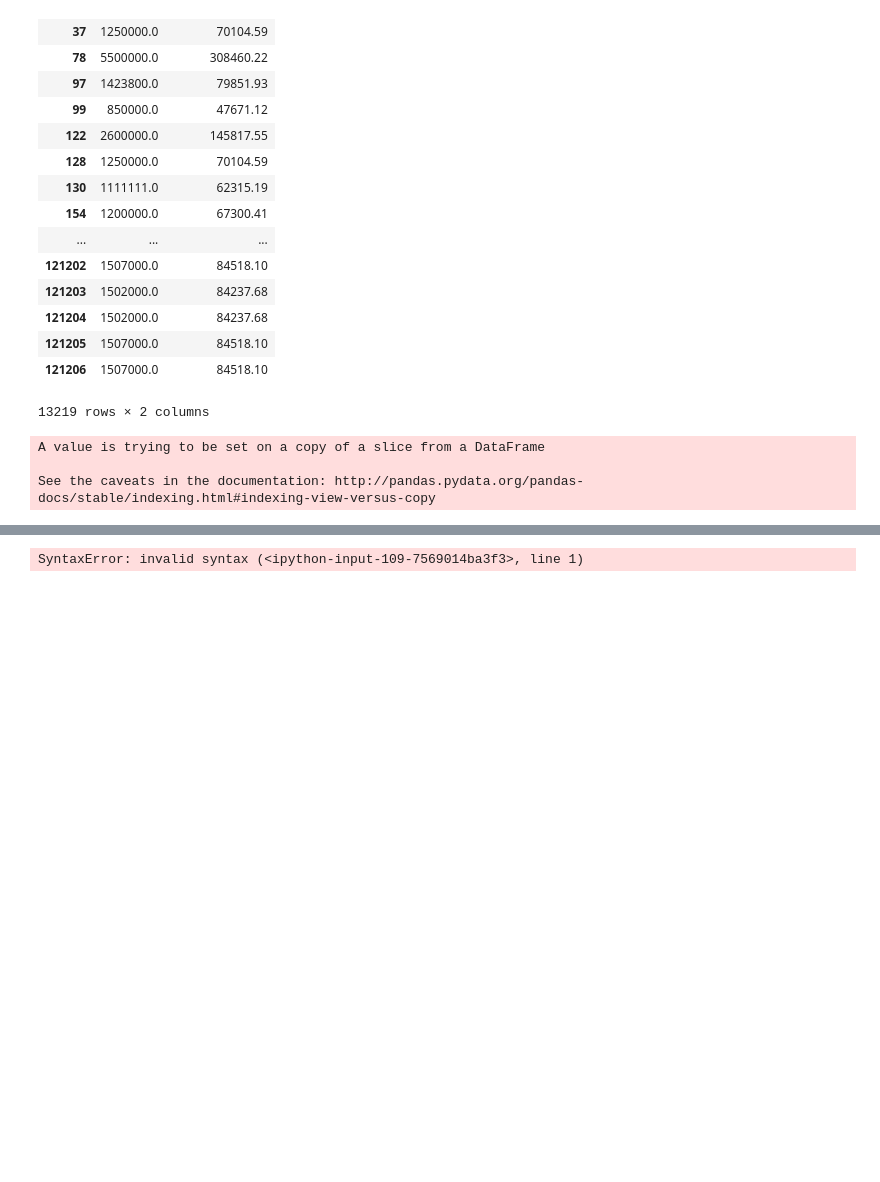
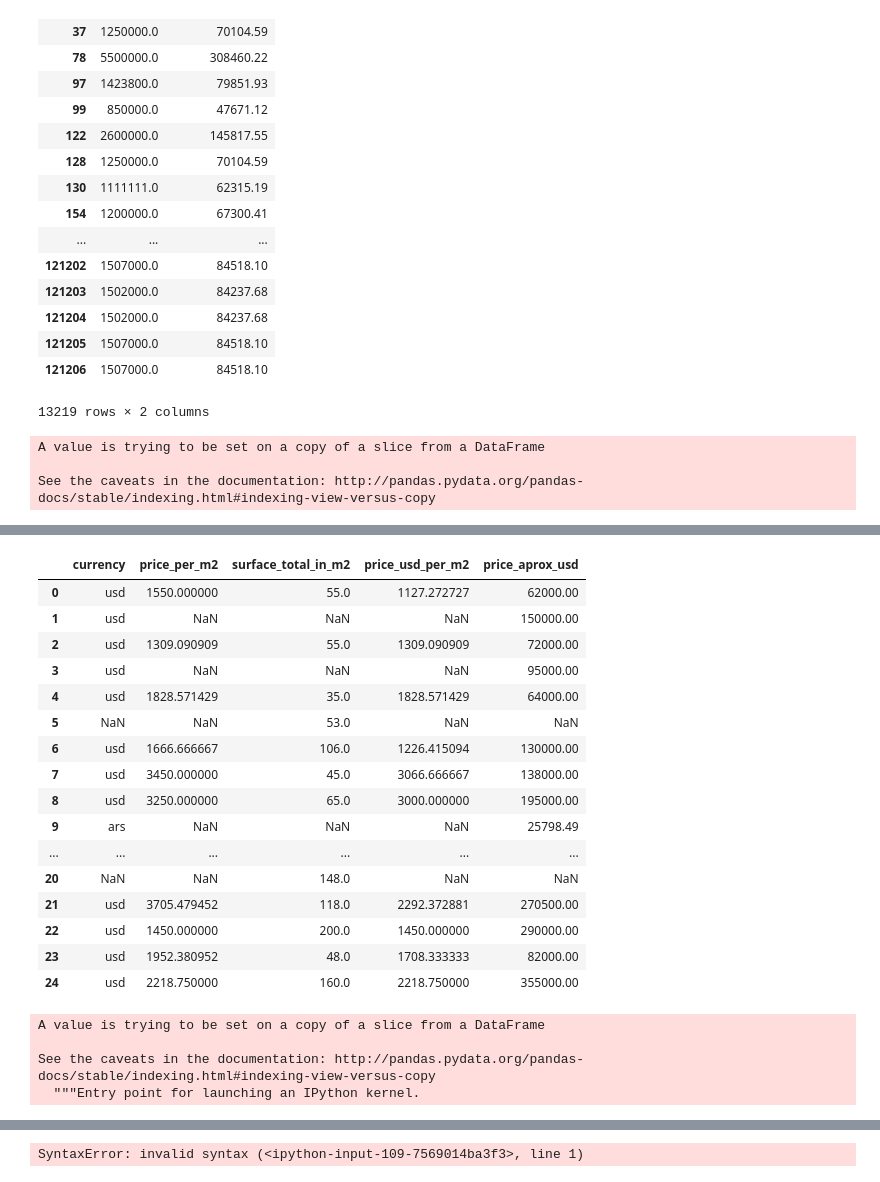
Before and after one commit to krisescobedo/Challenge-one, a Jupyter notebook: Data wrangling.ipynb, the cells around one changed output, grey strips where cells are left out. Cells and saved outputs as stored; diff of their text form; code cells hidden in the pictures; blank space fills up the shorter version.

```diff
--- a/Data wrangling.ipynb
+++ b/Data wrangling.ipynb
@@ -102,0 +138,33 @@ properati["price"] = np.around(properati["price"],1)
+# %%
+# Nulos:
+# "surface_total_in_m2" = 39328
+# "price_usd_per_m2" = 52603 -- 50659 -- 33526
+#"price_per_m2" = 33562
+#"price" & "price_aprox_local_currency" & "price_aprox_usd" = 20410
+
+properati[["currency","price_per_m2","surface_total_in_m2","price_usd_per_m2","price_aprox_usd"]].head(25)
+# %% [output]
+|  | currency | price_per_m2 | surface_total_in_m2 | price_usd_per_m2 | price_aprox_usd |
+| 0 | usd | 1550.000000 | 55.0 | 1127.272727 | 62000.00 |
+| 1 | usd | NaN | NaN | NaN | 150000.00 |
+| 2 | usd | 1309.090909 | 55.0 | 1309.090909 | 72000.00 |
+| 3 | usd | NaN | NaN | NaN | 95000.00 |
+| 4 | usd | 1828.571429 | 35.0 | 1828.571429 | 64000.00 |
+| 5 | NaN | NaN | 53.0 | NaN | NaN |
+| 6 | usd | 1666.666667 | 106.0 | 1226.415094 | 130000.00 |
+| 7 | usd | 3450.000000 | 45.0 | 3066.666667 | 138000.00 |
+| 8 | usd | 3250.000000 | 65.0 | 3000.000000 | 195000.00 |
+| 9 | ars | NaN | NaN | NaN | 25798.49 |
+| ... | ... | ... | ... | ... | ... |
+| 20 | NaN | NaN | 148.0 | NaN | NaN |
+| 21 | usd | 3705.479452 | 118.0 | 2292.372881 | 270500.00 |
+| 22 | usd | 1450.000000 | 200.0 | 1450.000000 | 290000.00 |
+| 23 | usd | 1952.380952 | 48.0 | 1708.333333 | 82000.00 |
+| 24 | usd | 2218.750000 | 160.0 | 2218.750000 | 355000.00 |
+# %%
+properati["price_per_m2"][properati["currency"]=="ars"] = properati["price_usd_per_m2"][properati["currency"]=="ars"]
+# %% [output]
+A value is trying to be set on a copy of a slice from a DataFrame
+
+See the caveats in the documentation: http://pandas.pydata.org/pandas-docs/stable/indexing.html#indexing-view-versus-copy
+  """Entry point for launching an IPython kernel.
```
Also changed, not shown: parts of 23 cells of this notebook.
